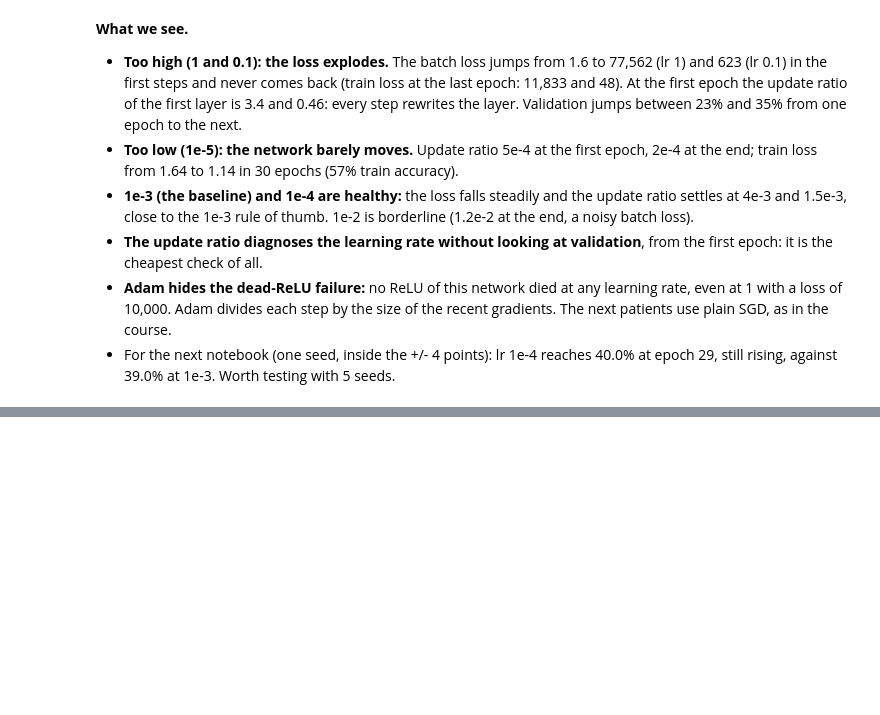
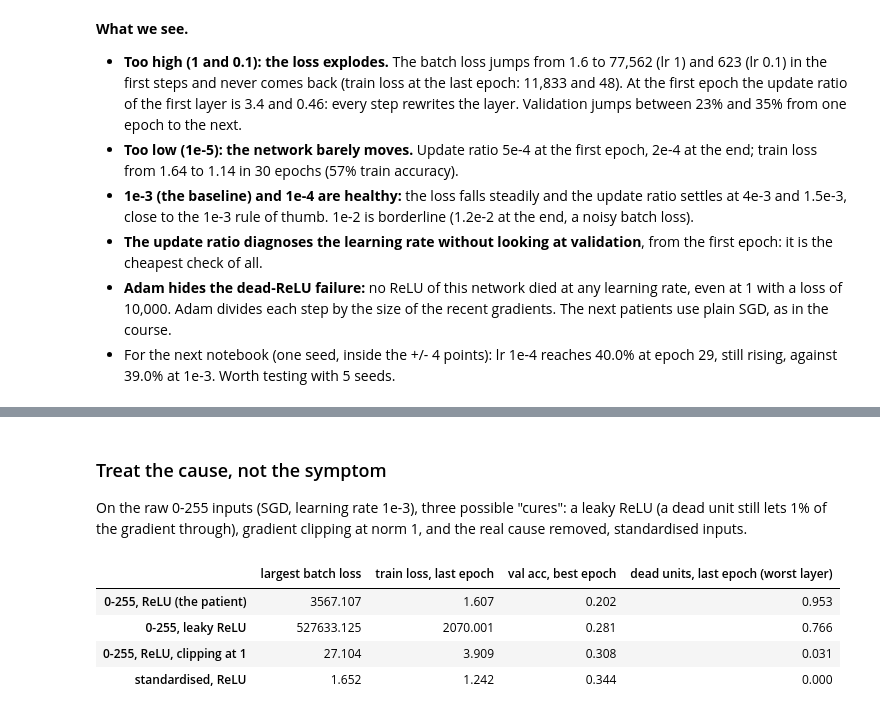
Before and after one commit to Xenodion/deep-learning-project-waerniers-lamy, a Jupyter notebook: src/deep_learning_project_waerniers_lamy_mahieddine/vision/P12_training_doctor.ipynb, the cells around one changed output, grey strips where cells are left out. Saved outputs shown, nothing was run; the diff lists cells and outputs as text; code cells hidden in the pictures; blank space fills up the shorter version.

```diff
--- a/src/deep_learning_project_waerniers_lamy_mahieddine/vision/P12_training_doctor.ipynb
+++ b/src/deep_learning_project_waerniers_lamy_mahieddine/vision/P12_training_doctor.ipynb
@@ -194,0 +262,19 @@ plt.show()
+# %% [markdown]
+### Treat the cause, not the symptom
+
+On the raw 0-255 inputs (SGD, learning rate 1e-3), three possible "cures": a leaky ReLU (a dead unit still lets 1% of the
+gradient through), gradient clipping at norm 1, and the real cause removed, standardised inputs.
+# %%
+cures = {
+    "0-255, ReLU (the patient)": input_runs[("0-255", 1e-3)],
+    "0-255, leaky ReLU": train(mlp(hidden=[128], activation="leaky_relu"), inputs["0-255"], lr=1e-3, optimizer="sgd"),
+    "0-255, ReLU, clipping at 1": train(mlp(hidden=[128]), inputs["0-255"], lr=1e-3, optimizer="sgd", clip_grad_norm=1.0),
+    "standardised, ReLU": input_runs[("standardised", 1e-3)],
+}
+table(cures)[["largest batch loss", "train loss, last epoch", "val acc, best epoch", "dead units, last epoch (worst layer)"]].round(3)
+# %% [output]
+|  | largest batch loss | train loss, last epoch | val acc, best epoch | dead units, last epoch (worst layer) |
+| 0-255, ReLU (the patient) | 3567.107 | 1.607 | 0.202 | 0.953 |
+| 0-255, leaky ReLU | 527633.125 | 2070.001 | 0.281 | 0.766 |
+| 0-255, ReLU, clipping at 1 | 27.104 | 3.909 | 0.308 | 0.031 |
+| standardised, ReLU | 1.652 | 1.242 | 0.344 | 0.000 |
```
Also changed, not shown: parts of 4 cells of this notebook.
